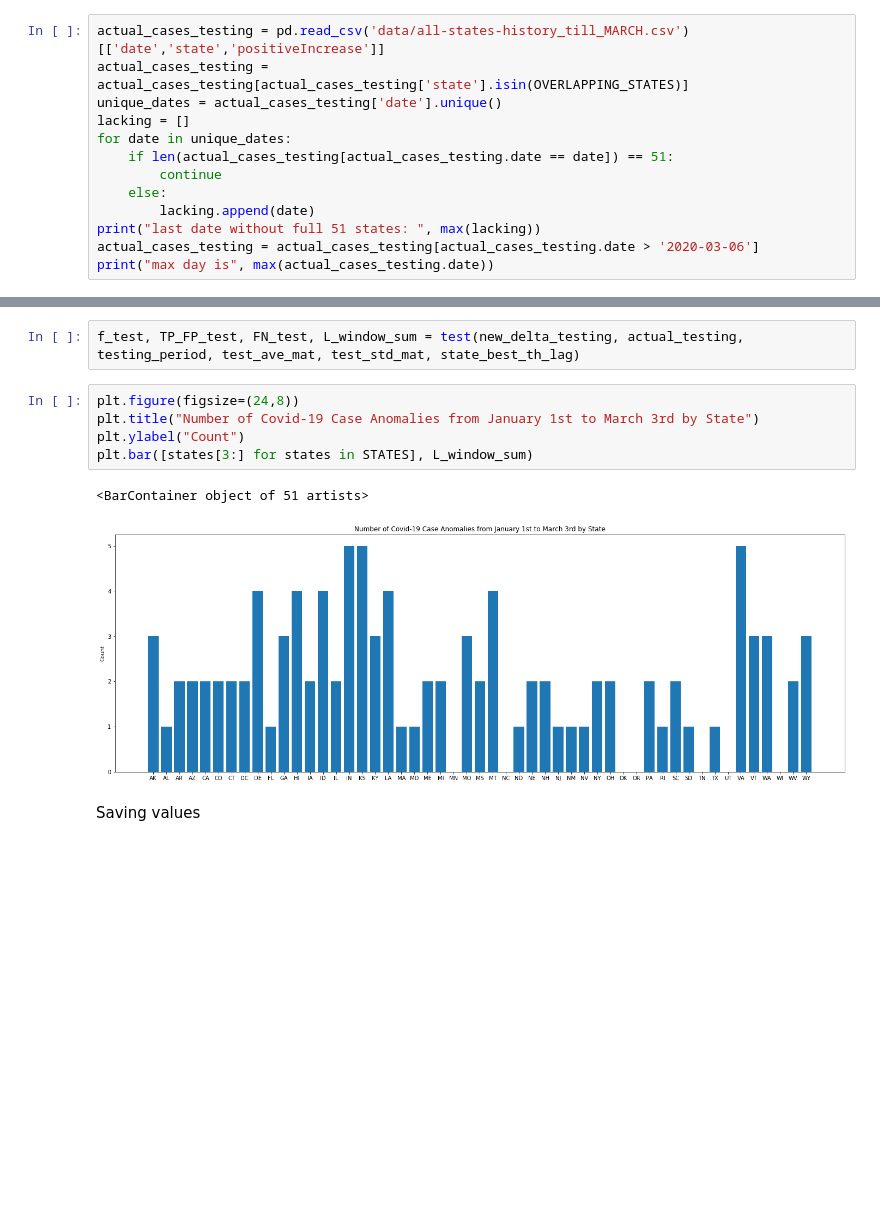
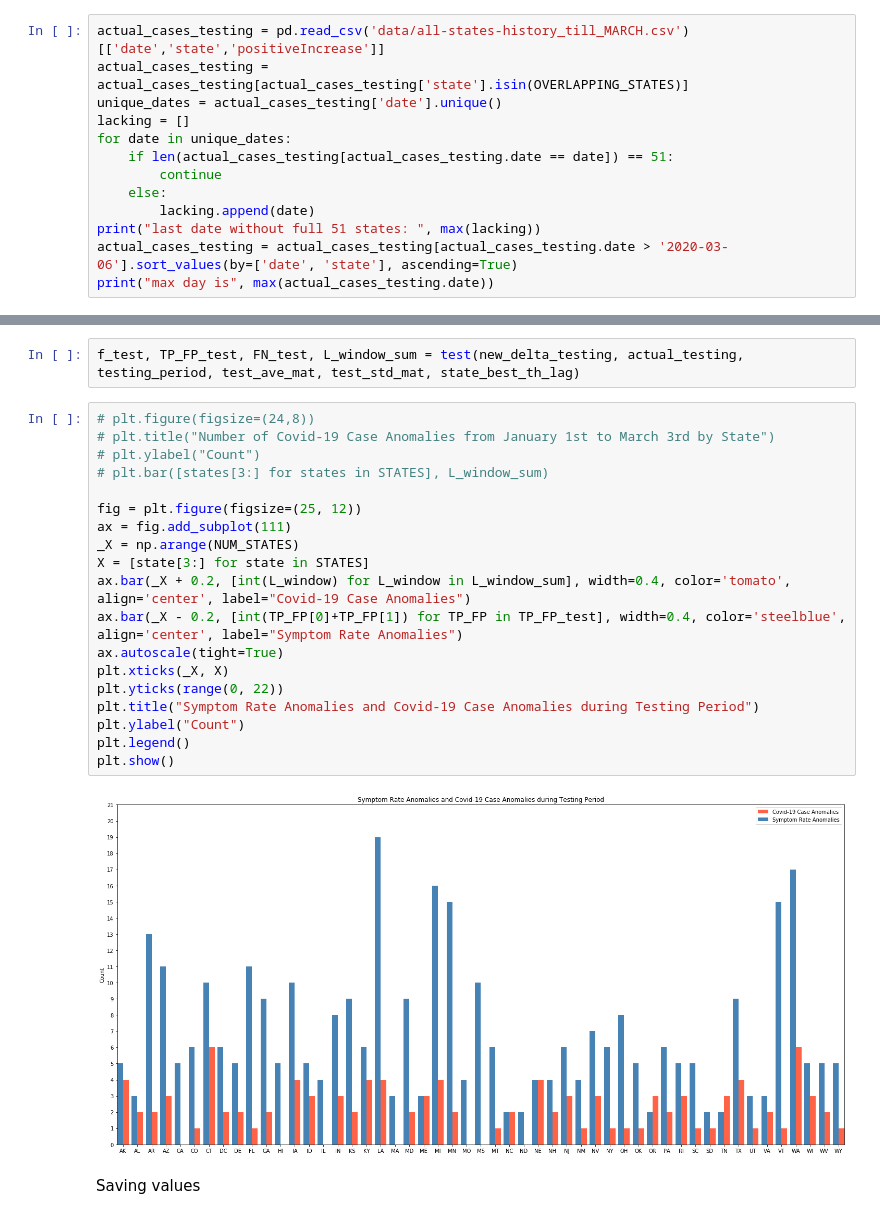
Before and after one commit to nadhirahrafidz/fyp, a Jupyter notebook: main.ipynb, the cells around one changed output, grey strips where cells are left out. Saved outputs shown, nothing was run; the diff lists cells and outputs as text; blank space fills up the shorter version.

```diff
--- a/main.ipynb
+++ b/main.ipynb
@@ -56,7 +59,7 @@ for date in unique_dates:
     else:
         lacking.append(date)
 print("last date without full 51 states: ", max(lacking))
-actual_cases_testing = actual_cases_testing[actual_cases_testing.date > '2020-03-06']
+actual_cases_testing = actual_cases_testing[actual_cases_testing.date > '2020-03-06'].sort_values(by=['date', 'state'], ascending=True)
 print("max day is", max(actual_cases_testing.date))
 # %% [output]
 last date without full 51 states:  2020-03-06
@@ -720,14 +733,27 @@ def test(test_delta, actual_testing, testing_period, ave_mat, std_mat, best_th_l
     return f_score, TP_FP, FN, true_anomalies
 # %%
 f_test, TP_FP_test, FN_test, L_window_sum = test(new_delta_testing, actual_testing, testing_period, test_ave_mat, test_std_mat, state_best_th_lag)
-# %%
-plt.figure(figsize=(24,8))
-plt.title("Number of Covid-19 Case Anomalies from January 1st to March 3rd by State")
-plt.ylabel("Count")
-plt.bar([states[3:] for states in STATES], L_window_sum)
-# %% [output]
-<BarContainer object of 51 artists>
-[figure, removed]
+# %%
+# plt.figure(figsize=(24,8))
+# plt.title("Number of Covid-19 Case Anomalies from January 1st to March 3rd by State")
+# plt.ylabel("Count")
+# plt.bar([states[3:] for states in STATES], L_window_sum)
+
+fig = plt.figure(figsize=(25, 12))
+ax = fig.add_subplot(111)
+_X = np.arange(NUM_STATES)
+X = [state[3:] for state in STATES]
+ax.bar(_X + 0.2, [int(L_window) for L_window in L_window_sum], width=0.4, color='tomato', align='center', label="Covid-19 Case Anomalies")
+ax.bar(_X - 0.2, [int(TP_FP[0]+TP_FP[1]) for TP_FP in TP_FP_test], width=0.4, color='steelblue', align='center', label="Symptom Rate Anomalies")
+ax.autoscale(tight=True)
+plt.xticks(_X, X)
+plt.yticks(range(0, 22))
+plt.title("Symptom Rate Anomalies and Covid-19 Case Anomalies during Testing Period")
+plt.ylabel("Count")
+plt.legend()
+plt.show()
+# %% [output]
+[figure, added]
 # %% [markdown]
 Saving values
 # %%
```
Also changed, not shown: parts of 9 cells of this notebook, 8 other files.
